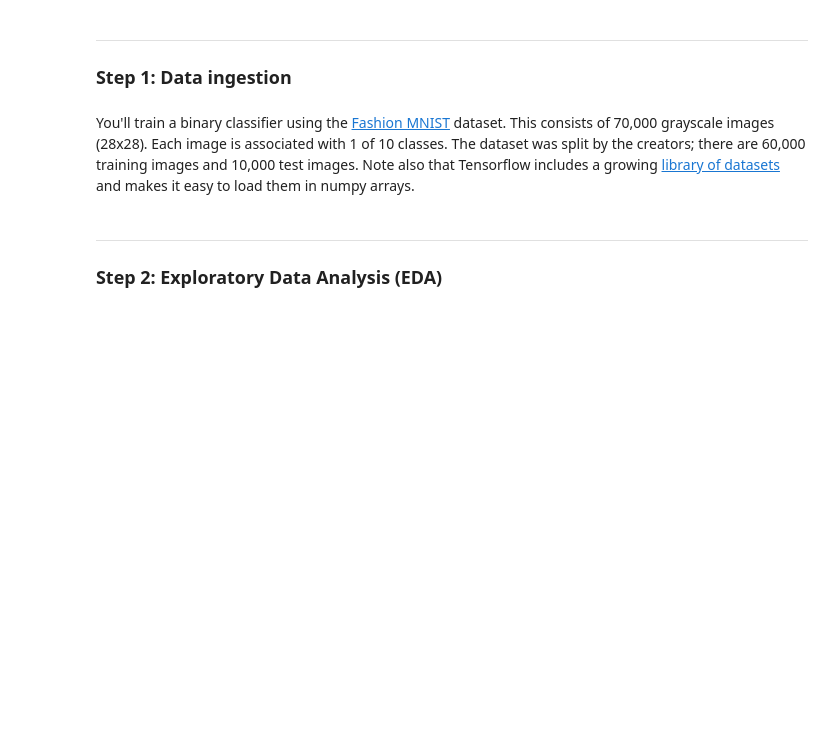
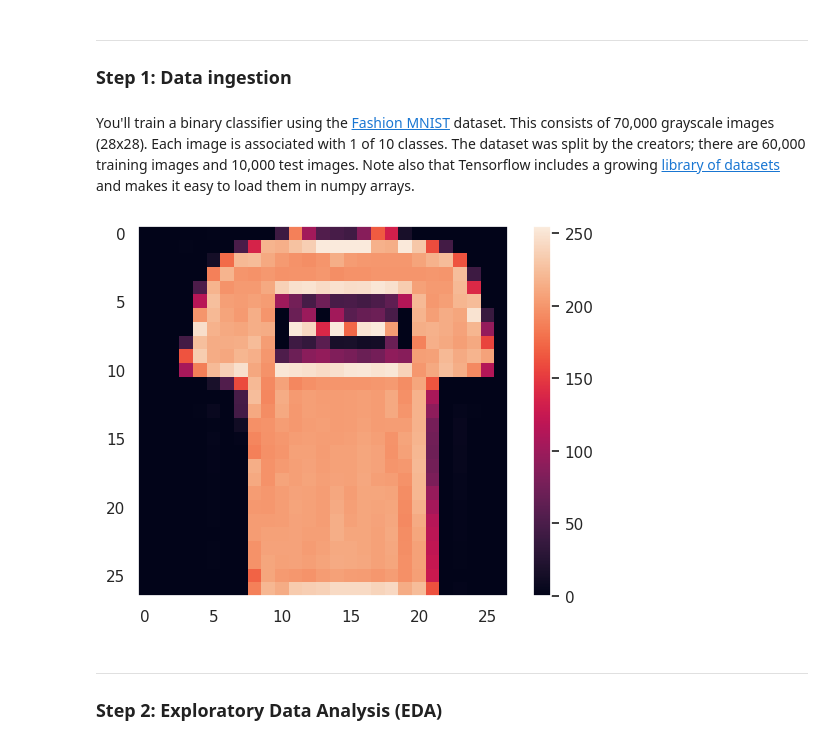
Before and after one commit to dabingougou/207, a Jupyter notebook: week_4/04 Logistic Regression with Tensorflow.ipynb, the cells around one changed output. Saved outputs shown, nothing was run; the diff lists cells and outputs as text; code cells hidden in the pictures; blank space fills up the shorter version.

```diff
--- a/week_4/04 Logistic Regression with Tensorflow.ipynb
+++ b/week_4/04 Logistic Regression with Tensorflow.ipynb
@@ -38,6 +38,23 @@ You'll train a binary classifier using the [Fashion MNIST](https://github.com/za
 # %%
 # Load the Fashion MNIST dataset.
 (X_train, Y_train), (X_test, Y_test) = fashion_mnist.load_data()
+# %%
+# Temp cell
+
+X_train.shape
+Y_train.shape
+
+X_test.shape
+
+type(X_train)
+X_train[0, :,:]
+
+plt.imshow(X_train[1,0:27,0:27])
+plt.colorbar()
+plt.grid(False)
+plt.show()
+# %% [output]
+[figure, added]
 # %% [markdown]
 ---
 ### Step 2: Exploratory Data Analysis (EDA)
```
Also changed, not shown: parts of 17 cells of this notebook, 1 other file.
